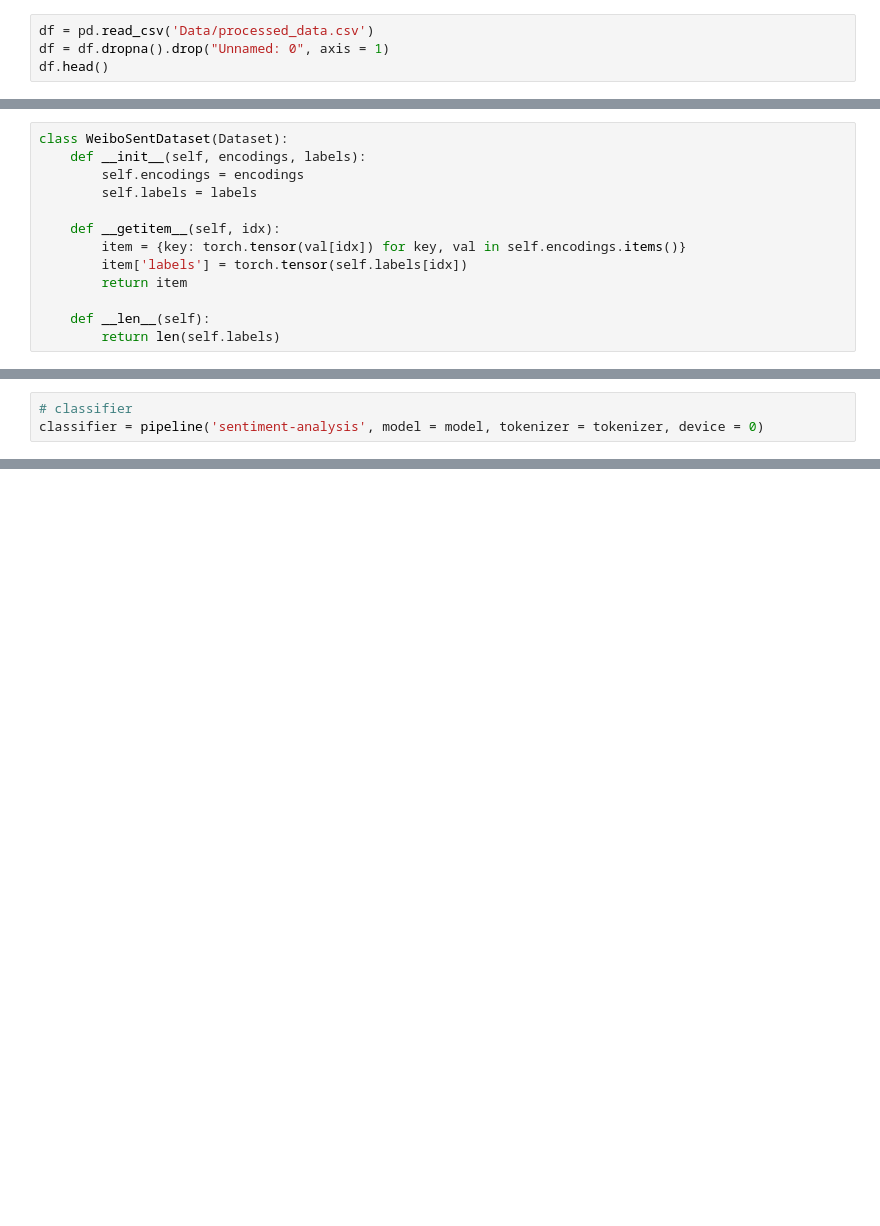
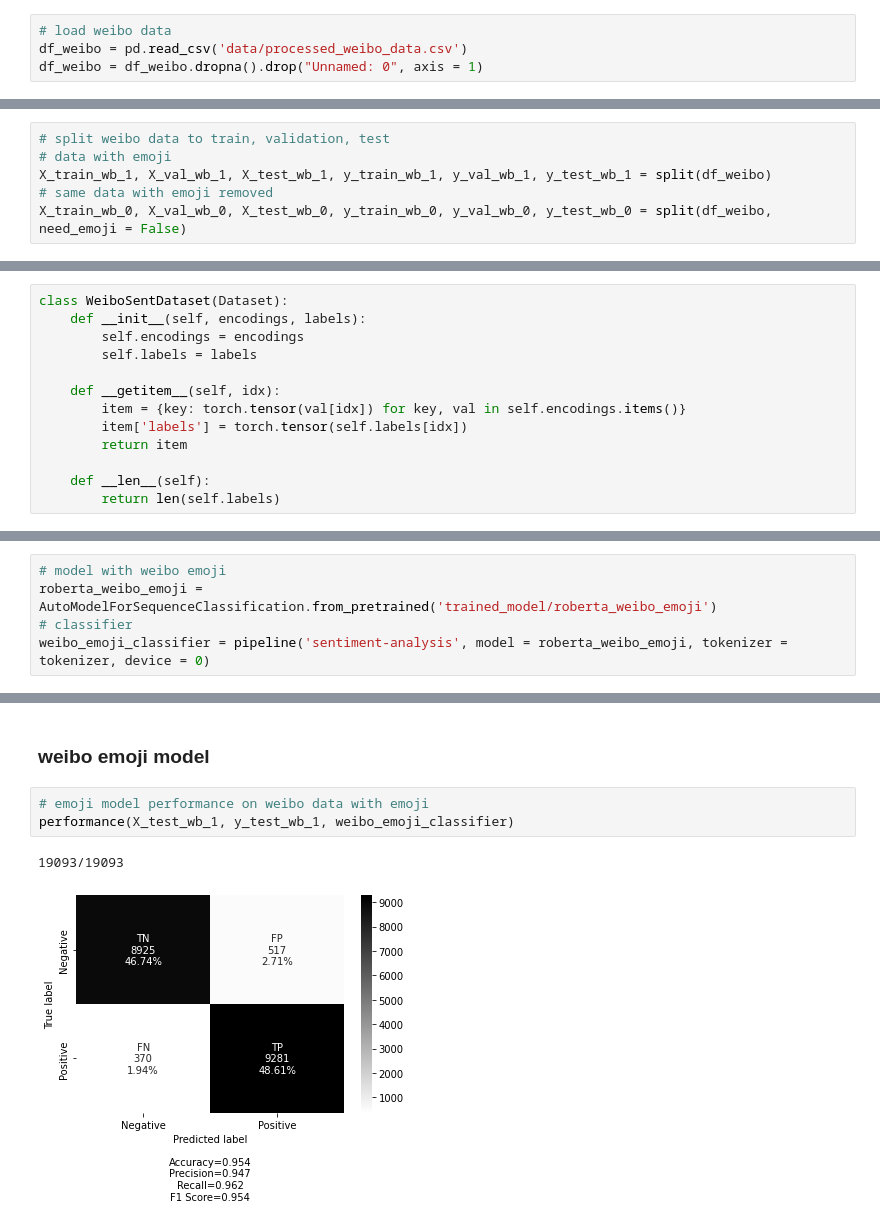
Before and after one commit to DS-GA-1012-Final-Project-Group-12/Emoji-Based-Chinese-Sentiment-Analysis, a Jupyter notebook: fine_tuning_roberta.ipynb, the cells around one changed output, grey strips where cells are left out. Cells and saved outputs as stored; diff of their text form; blank space fills up the shorter version.

Commit message:
Update on Model and Performance Evaluation

```diff
--- a/fine_tuning_roberta.ipynb
+++ b/fine_tuning_roberta.ipynb
@@ -67,4 +70,4 @@ def performance(X_test, y_test, classifier, threshold = 0.5):
 # %%
-df = pd.read_csv('Data/processed_data.csv')
-df = df.dropna().drop("Unnamed: 0", axis = 1)
-df.head()
+# load weibo data
+df_weibo = pd.read_csv('data/processed_weibo_data.csv')
+df_weibo = df_weibo.dropna().drop("Unnamed: 0", axis = 1)
@@ -83,0 +74,6 @@ X_train_2, X_val_2, X_test_2, y_train_2, y_val_2, y_test_2 = split(df_emoji, nee
+# %%
+# split weibo data to train, validation, test
+# data with emoji
+X_train_wb_1, X_val_wb_1, X_test_wb_1, y_train_wb_1, y_val_wb_1, y_test_wb_1 = split(df_weibo)
+# same data with emoji removed
+X_train_wb_0, X_val_wb_0, X_test_wb_0, y_train_wb_0, y_val_wb_0, y_test_wb_0 = split(df_weibo, need_emoji = False)
@@ -225,3 +129,0 @@ Model weights saved in ./trained_model/roberta_weibo_emoji/pytorch_model.bin
-# %%
-# classifier
-classifier = pipeline('sentiment-analysis', model = model, tokenizer = tokenizer, device = 0)
@@ -278,0 +323,5 @@ performance(X_test_2_filtered, y_test_2_filtered, classifier)
+# %%
+# model with weibo emoji
+roberta_weibo_emoji = AutoModelForSequenceClassification.from_pretrained('trained_model/roberta_weibo_emoji')
+# classifier
+weibo_emoji_classifier = pipeline('sentiment-analysis', model = roberta_weibo_emoji, tokenizer = tokenizer, device = 0)
@@ -278,0 +361,8 @@ performance(X_test_2_filtered, y_test_2_filtered, classifier)
+# %% [markdown]
+### weibo emoji model
+# %%
+# emoji model performance on weibo data with emoji
+performance(X_test_wb_1, y_test_wb_1, weibo_emoji_classifier)
+# %% [output]
+19093/19093
+[figure, added]
```
Also changed, not shown: parts of 78 cells of this notebook, 1 other file.
